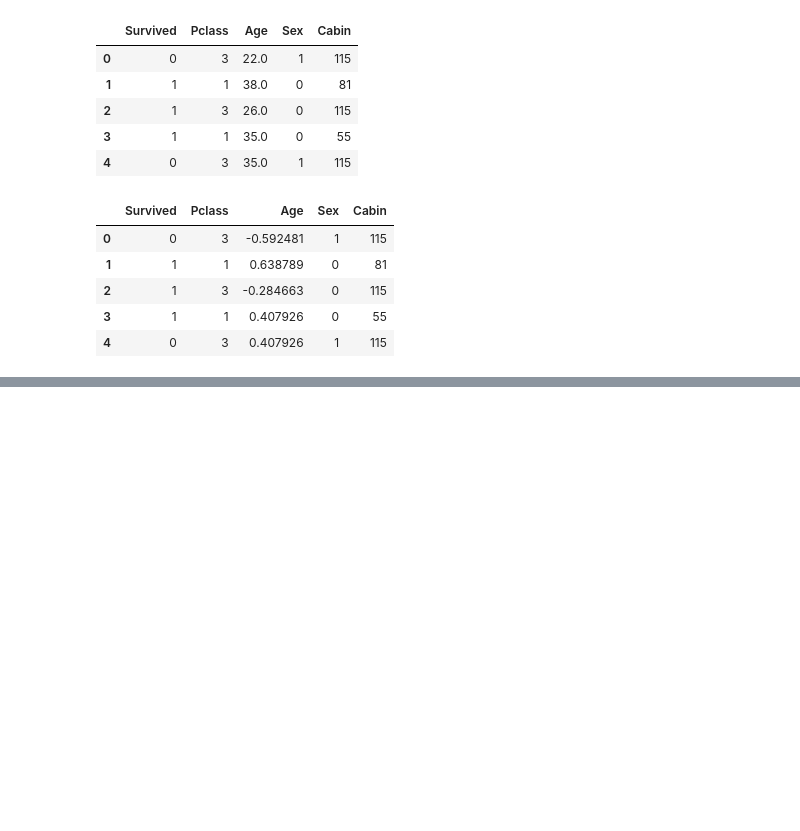
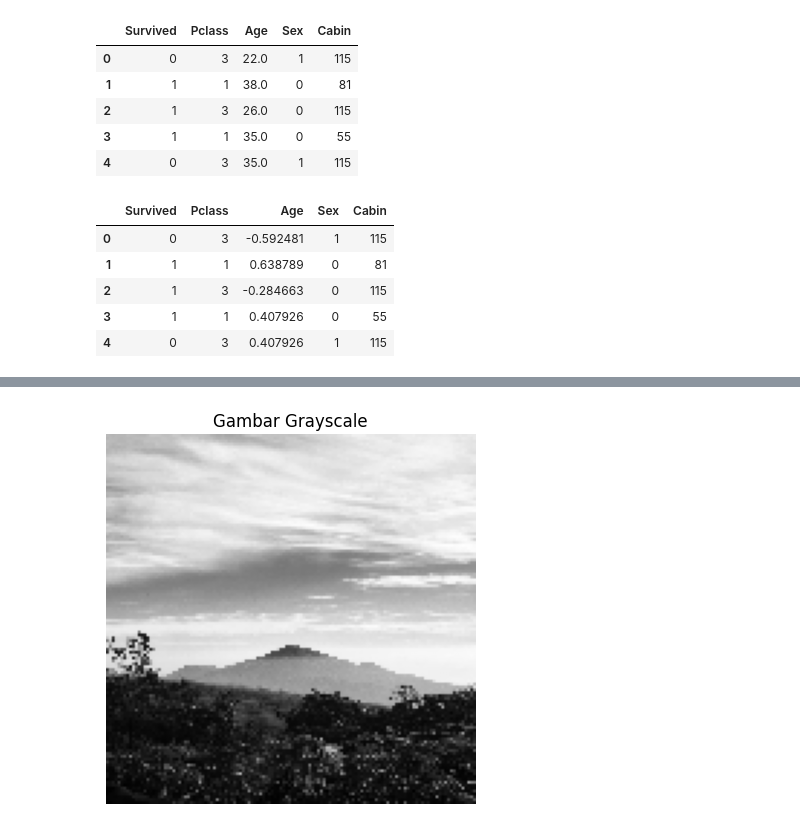
Before and after one commit to IlhamDharm/244107020220-machine-learning, a Jupyter notebook: TG2_244107020220_ILHAM DHARMA ATMAJA.ipynb, the cells around one changed output, grey strips where cells are left out. Saved outputs shown, nothing was run; the diff lists cells and outputs as text; code cells hidden in the pictures; blank space fills up the shorter version.

```diff
--- a/TG2_244107020220_ILHAM DHARMA ATMAJA.ipynb
+++ b/TG2_244107020220_ILHAM DHARMA ATMAJA.ipynb
@@ -296,0 +328,10 @@ df.head()
+# %%
+# Konversi ke grayscale
+img_gray = cv2.cvtColor(img_resized, cv2.COLOR_BGR2GRAY)
+
+plt.imshow(img_gray, cmap="gray")
+plt.title("Gambar Grayscale")
+plt.axis("off")
+plt.show()
+# %% [output]
+[figure, added]
```
Also changed, not shown: parts of 4 cells of this notebook.
